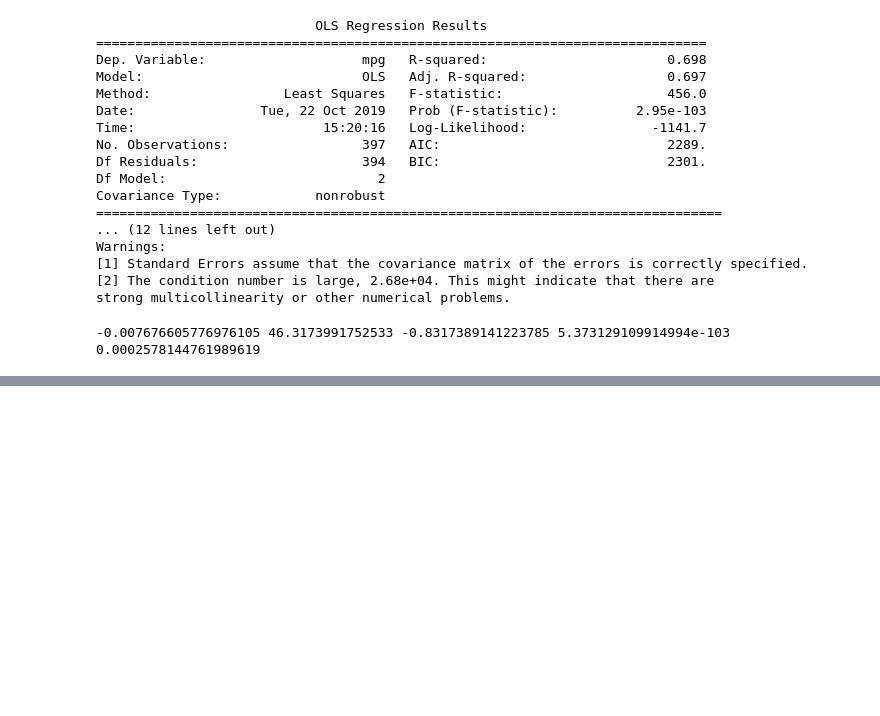
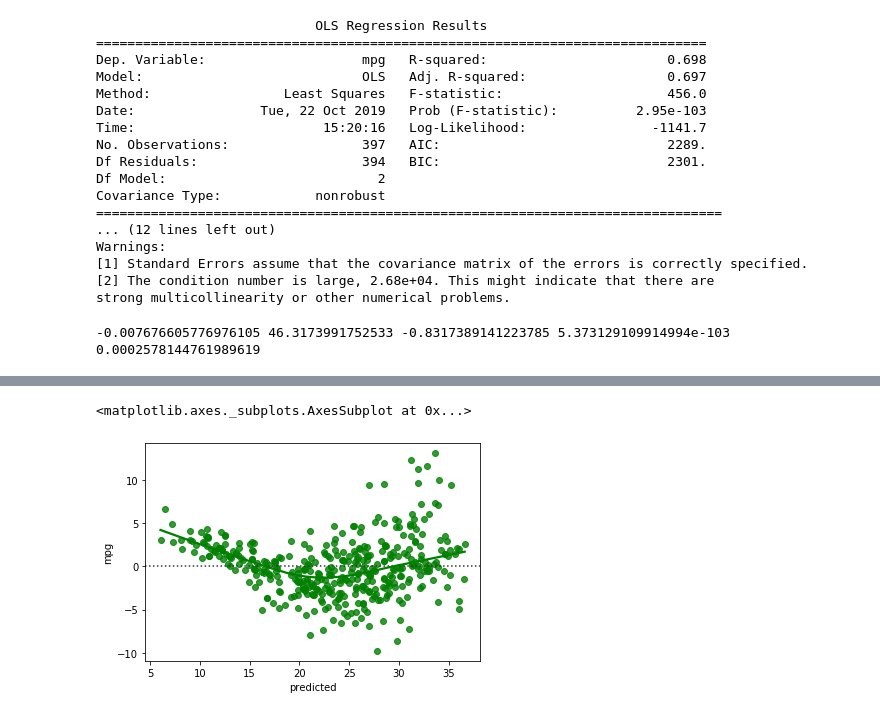
Before and after one commit to danielnyan/bt3103-1d4-statistical-learning, a Jupyter notebook: src/data/pythoncodes.ipynb, the cells around one changed output, grey strips where cells are left out. Drawn from its saved outputs; the diff is of its cells as text; code cells hidden in the pictures; blank space fills up the shorter version.

```diff
--- a/src/data/pythoncodes.ipynb
+++ b/src/data/pythoncodes.ipynb
@@ -66,0 +93,3 @@ strong multicollinearity or other numerical problems.
+# %%
+df['predicted'] = 0
+df.head()
@@ -66,0 +103,5 @@ strong multicollinearity or other numerical problems.
+# %%
+for index, row in df.iterrows():
+    df.iloc[index, 9] = -15.8379 - 0.4715 * row[1] - 0.0229 * row[3] + 0.019 * row[2] - 0.0063 * row[4] \
+                        + 1.4229 * row[7] + 0.7525 * row[6]
+df.head()
@@ -67,6 +115,9 @@ strong multicollinearity or other numerical problems.
 # %%
 # plot residual
 import seaborn as sns
-x = df[['cylinders', 'cylinders', 'displacement', 'horsepower', 'weight', 'year', 'origin']]
+x = df['predicted']
 y = df['mpg']
 sns.residplot(x, y, lowess=True, color="g")
+# %% [output]
+<matplotlib.axes._subplots.AxesSubplot at 0x...>
+[figure, added]
```
Also changed, not shown: parts of 4 cells of this notebook.
